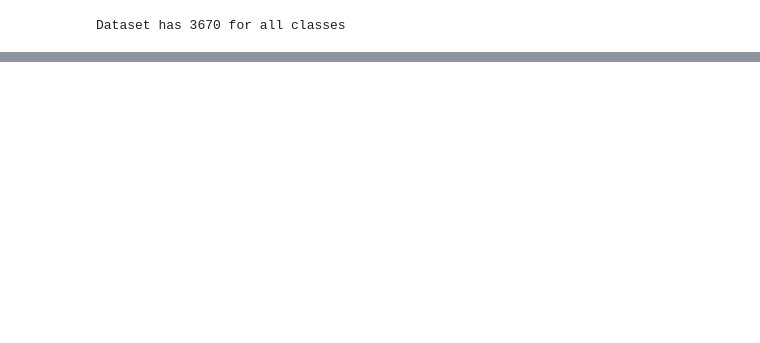
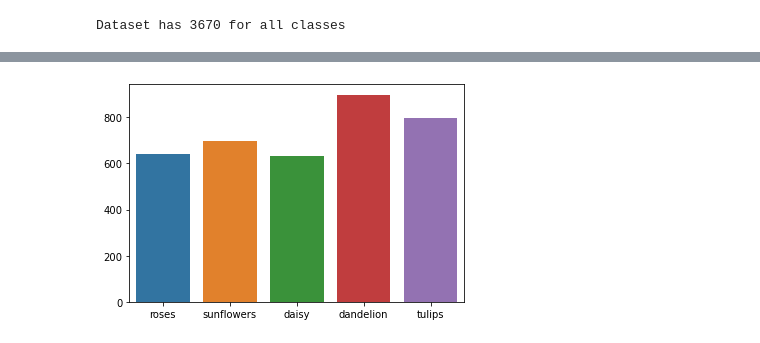
Before and after one commit to huynguyen180100/Rice_leaf_classification, a Jupyter notebook: DL/Flower Classification/data_preview.ipynb, the cells around one changed output, grey strips where cells are left out. Saved outputs shown, nothing was run; the diff lists cells and outputs as text; code cells hidden in the pictures; blank space fills up the shorter version.

```diff
--- a/DL/Flower Classification/data_preview.ipynb
+++ b/DL/Flower Classification/data_preview.ipynb
@@ -34,0 +34,6 @@ data_info
+# %%
+num_sample = [float(i) for i in data_info.values()]
+sns.barplot(x=list(data_info.keys()), y=num_sample)
+plt.show()
+# %% [output]
+[figure, added]
```
Also changed, not shown: parts of 2 cells of this notebook, 7 other files.
